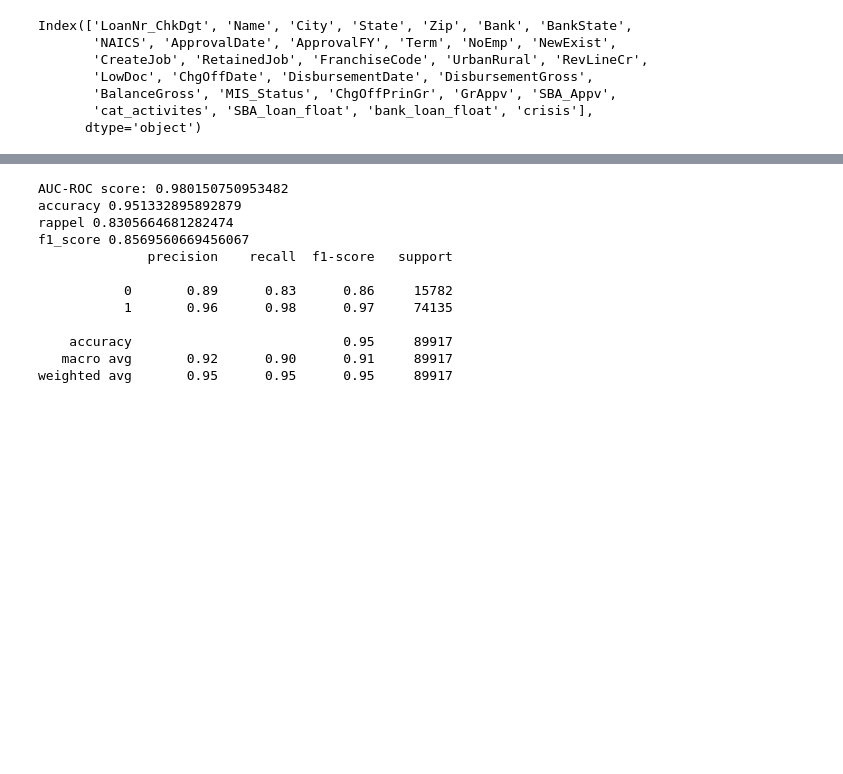
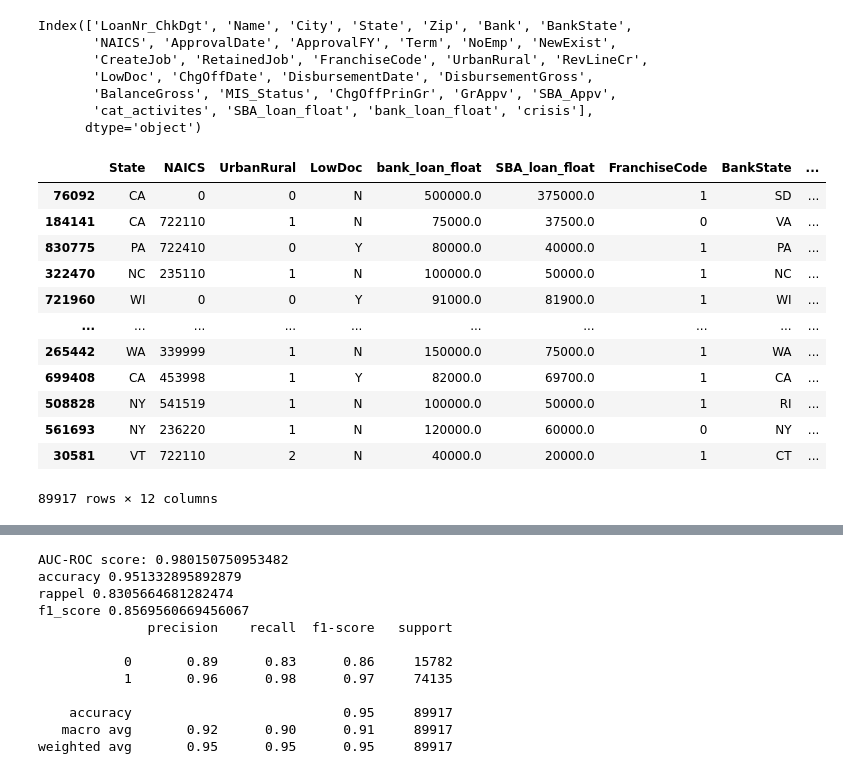
Before and after one commit to Daviddavid-sudo/BriefAPI, a Jupyter notebook: app/models/lightGBM_model.ipynb, the cells around one changed output, grey strips where cells are left out. Saved outputs shown, nothing was run; the diff lists cells and outputs as text; code cells hidden in the pictures; blank space fills up the shorter version.

```diff
--- a/app/models/lightGBM_model.ipynb
+++ b/app/models/lightGBM_model.ipynb
@@ -67,6 +157,22 @@ data, target, numerical_data, ordinal_data, categorical_data = (
     df[ordinal_column],
     df[categorical_column]
 )
+# %%
+X_test
+# %% [output]
+|  | State | NAICS | UrbanRural | LowDoc | bank_loan_float | SBA_loan_float | FranchiseCode | BankState | ... |
+| 76092 | CA | 0 | 0 | N | 500000.0 | 375000.0 | 1 | SD | ... |
+| 184141 | CA | 722110 | 1 | N | 75000.0 | 37500.0 | 0 | VA | ... |
+| 830775 | PA | 722410 | 0 | Y | 80000.0 | 40000.0 | 1 | PA | ... |
+| 322470 | NC | 235110 | 1 | N | 100000.0 | 50000.0 | 1 | NC | ... |
+| 721960 | WI | 0 | 0 | Y | 91000.0 | 81900.0 | 1 | WI | ... |
+| ... | ... | ... | ... | ... | ... | ... | ... | ... | ... |
+| 265442 | WA | 339999 | 1 | N | 150000.0 | 75000.0 | 1 | WA | ... |
+| 699408 | CA | 453998 | 1 | Y | 82000.0 | 69700.0 | 1 | CA | ... |
+| 508828 | NY | 541519 | 1 | N | 100000.0 | 50000.0 | 1 | RI | ... |
+| 561693 | NY | 236220 | 1 | N | 120000.0 | 60000.0 | 0 | NY | ... |
+| 30581 | VT | 722110 | 2 | N | 40000.0 | 20000.0 | 1 | CT | ... |
+89917 rows × 12 columns
 # %%
 X_train, X_test, y_train, y_test = train_test_split(data, target,train_size=0.9, random_state=42, stratify=data['MIS_Status'])
 # Retirer la colonne 'MIS_Status' des ensembles X_train et X_test (pour éviter le data leaking)
```
Also changed, not shown: parts of 11 cells of this notebook, 8 other files.
